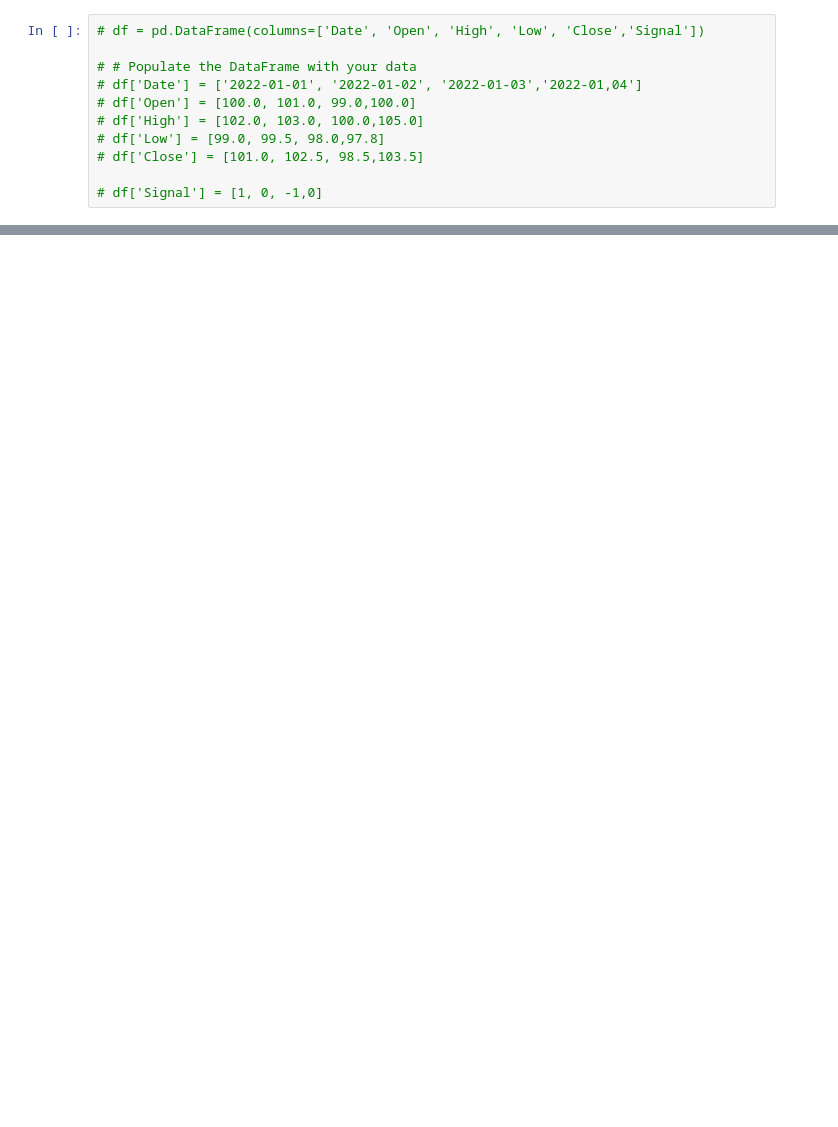
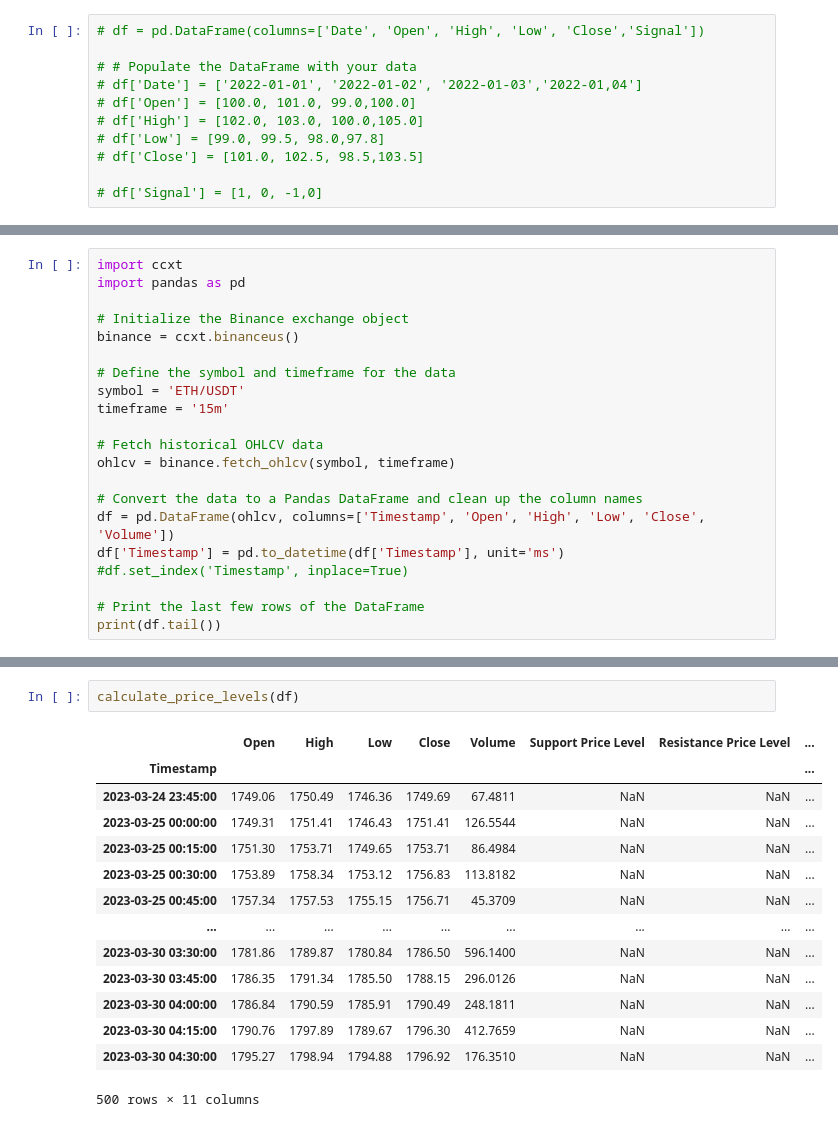
Before and after one commit to kubadlugosz/Geminit-Trading-Bot, a Jupyter notebook: Backtest.ipynb, the cells around one changed output, grey strips where cells are left out. Drawn from its saved outputs; the diff is of its cells as text; blank space fills up the shorter version.

```diff
--- a/Backtest.ipynb
+++ b/Backtest.ipynb
@@ -258,0 +553,21 @@ ImportError: cannot import name 'warnings' from 'matplotlib.dates' (c:\Users\jdl
+# %%
+import ccxt
+import pandas as pd
+
+# Initialize the Binance exchange object
+binance = ccxt.binanceus()
+
+# Define the symbol and timeframe for the data
+symbol = 'ETH/USDT'
+timeframe = '15m'
+
+# Fetch historical OHLCV data
+ohlcv = binance.fetch_ohlcv(symbol, timeframe)
+
+# Convert the data to a Pandas DataFrame and clean up the column names
+df = pd.DataFrame(ohlcv, columns=['Timestamp', 'Open', 'High', 'Low', 'Close', 'Volume'])
+df['Timestamp'] = pd.to_datetime(df['Timestamp'], unit='ms')
+#df.set_index('Timestamp', inplace=True)
+
+# Print the last few rows of the DataFrame
+print(df.tail())
@@ -258,0 +625,17 @@ ImportError: cannot import name 'warnings' from 'matplotlib.dates' (c:\Users\jdl
+# %%
+calculate_price_levels(df)
+# %% [output]
+|  | Open | High | Low | Close | Volume | Support Price Level | Resistance Price Level | ... |
+| Timestamp |  |  |  |  |  |  |  | ... |
+| 2023-03-24 23:45:00 | 1749.06 | 1750.49 | 1746.36 | 1749.69 | 67.4811 | NaN | NaN | ... |
+| 2023-03-25 00:00:00 | 1749.31 | 1751.41 | 1746.43 | 1751.41 | 126.5544 | NaN | NaN | ... |
+| 2023-03-25 00:15:00 | 1751.30 | 1753.71 | 1749.65 | 1753.71 | 86.4984 | NaN | NaN | ... |
+| 2023-03-25 00:30:00 | 1753.89 | 1758.34 | 1753.12 | 1756.83 | 113.8182 | NaN | NaN | ... |
+| 2023-03-25 00:45:00 | 1757.34 | 1757.53 | 1755.15 | 1756.71 | 45.3709 | NaN | NaN | ... |
+| ... | ... | ... | ... | ... | ... | ... | ... | ... |
+| 2023-03-30 03:30:00 | 1781.86 | 1789.87 | 1780.84 | 1786.50 | 596.1400 | NaN | NaN | ... |
+| 2023-03-30 03:45:00 | 1786.35 | 1791.34 | 1785.50 | 1788.15 | 296.0126 | NaN | NaN | ... |
+| 2023-03-30 04:00:00 | 1786.84 | 1790.59 | 1785.91 | 1790.49 | 248.1811 | NaN | NaN | ... |
+| 2023-03-30 04:15:00 | 1790.76 | 1797.89 | 1789.67 | 1796.30 | 412.7659 | NaN | NaN | ... |
+| 2023-03-30 04:30:00 | 1795.27 | 1798.94 | 1794.88 | 1796.92 | 176.3510 | NaN | NaN | ... |
+500 rows × 11 columns
```
Also changed, not shown: parts of 24 cells of this notebook, 5 other files.
